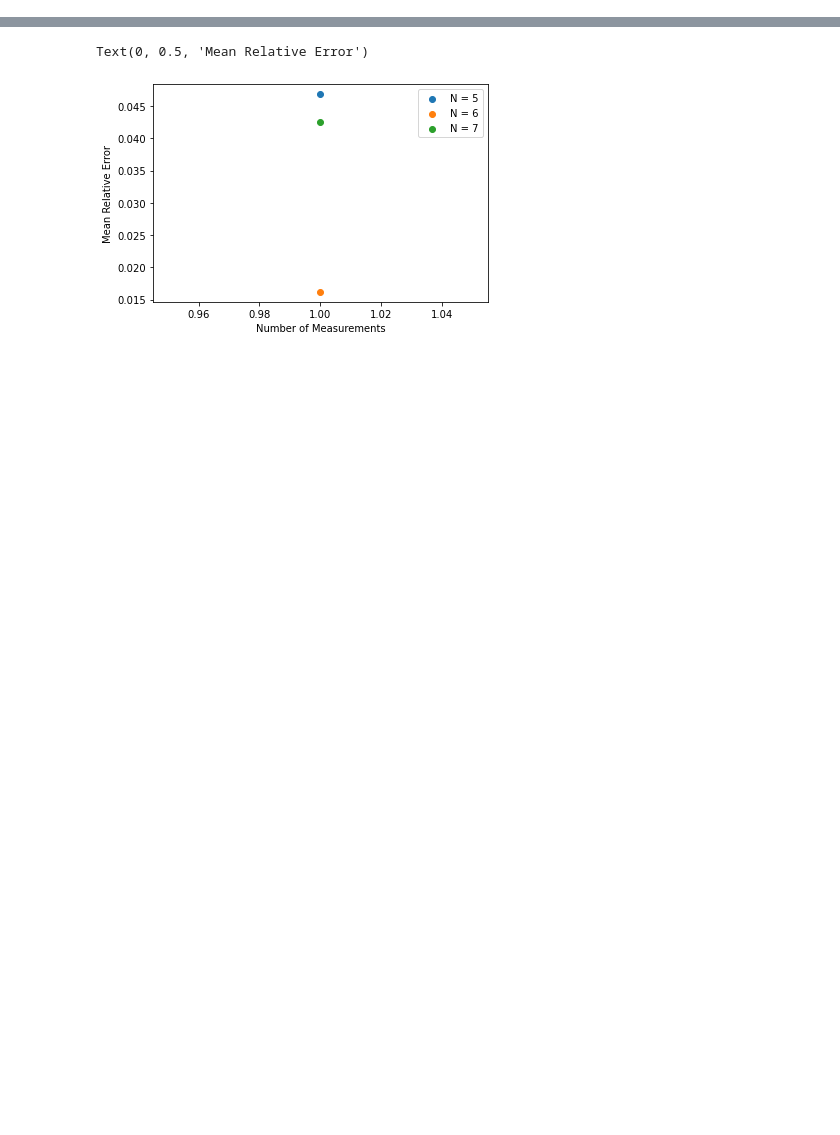
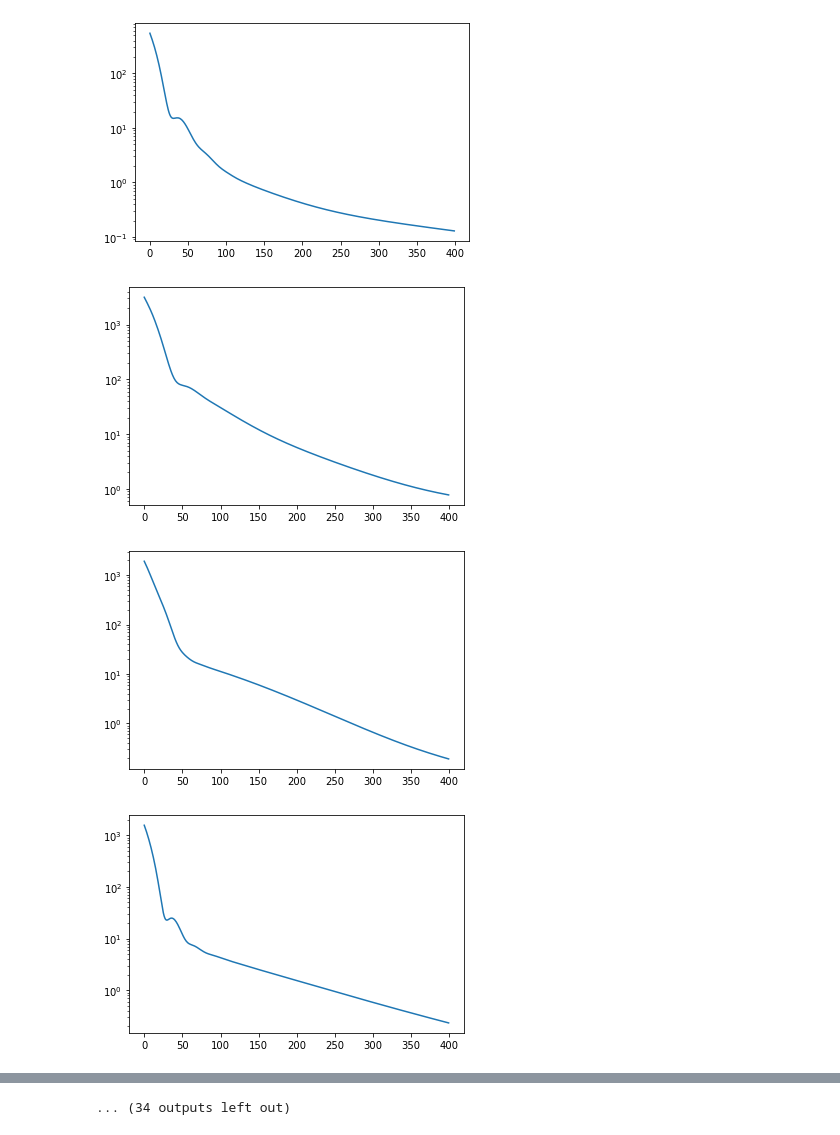
Before and after one commit to evanwonisch/InverseHeatEquation, a Jupyter notebook: inference/multi_measurements_run.ipynb, the cells around one changed output, grey strips where cells are left out. Saved outputs shown, nothing was run; the diff lists cells and outputs as text; code cells hidden in the pictures; blank space fills up the shorter version.

```diff
--- a/inference/multi_measurements_run.ipynb
+++ b/inference/multi_measurements_run.ipynb
@@ -20,21 +14,27 @@ errss = []
+# %%
+Ns = jnp.arange(1, 11)
+n_k_init = 15
 # %%
-for gridsize in gridsizes:
-    solver = chb.Solver(N = gridsize)
-    xx = solver.xx
-    yy = solver.yy
-    grid = solver.grid
-    dims = (solver.N, solver.N)
-    mask = np.ones(dims)
-    mask[1:-1,1:-1] = 0
-    maskx = np.ones(dims)
-    maskx[:,1:-1] = 0
-    masky = np.ones(dims)
-    masky[1:-1,:] = 0
-    mask = jnp.array(mask)
-    ii, jj = jnp.meshgrid(jnp.arange(solver.N), jnp.arange(solver.N))
-    a = 1.4
-    index_decay = jnp.exp(-(ii+jj)/a)
+solver = chb.Solver(N = 15)
+xx = solver.xx
+yy = solver.yy
+grid = solver.grid
+dims = (solver.N, solver.N)
+mask = np.ones(dims)
+mask[1:-1,1:-1] = 0
+maskx = np.ones(dims)
+maskx[:,1:-1] = 0
+masky = np.ones(dims)
+masky[1:-1,:] = 0
+mask = jnp.array(mask)
+ii, jj = jnp.meshgrid(jnp.arange(solver.N), jnp.arange(solver.N))
+a = 1.4
+index_decay = jnp.exp(-(ii+jj)/a)
 
+res_maxs = []
+res_means = []
+
+for m in range(n_k_init):
     k_cheby_init = jax.random.normal(key, shape = dims) * index_decay
     k_cheby_init = k_cheby_init.at[0,0].set(k_cheby_init[0,0] + jnp.sum(index_decay)*2)
     k_cheby_init = k_cheby_init.flatten()
@@ -43,7 +43,6 @@ for gridsize in gridsizes:
     maxs = []
     means = []
 
-    key = jax.random.PRNGKey(5)
     for N in Ns:
         N_measure = N
         measurements = []
@@ -102,37 +101,44 @@ for gridsize in gridsizes:
 
 
         ## 2. Initialise variational parameters
         key, _ = jax.random.split(key)
         k_cheby = jax.random.normal(key, shape = dims) * index_decay
         k_cheby = k_cheby.at[0,0].set(k_cheby[0,0] + jnp.sum(index_decay))
-
         k_param = {"coeff":k_cheby}
 
 
         g = jax.value_and_grad(loss)
         h = jax.hessian(loss_internal)
         # define
-        optimizer = optax.sgd(learning_rate=0.0003)
+        optimizer = optax.adam(learning_rate=0.07)
 
         # initialise
         optimizer_state = optimizer.init(k_param)
 
         err = []
         for i in tqdm(range(1200)):
             val, grad = g(k_param)
             err.append(val)
 
             updates, optimizer_state = optimizer.update(grad, optimizer_state, k_param)
 
             k_param = optax.apply_updates(k_param, updates)
-        # plt.plot(err)
-        # plt.yscale("log")
+
+        plt.plot(err)
+        plt.yscale("log")
+        plt.figure()
+
         result = get_solution(k_param, measurements[0][0])
         max = jnp.max(jnp.abs(result["k"].reshape(dims) / (measurements[0][1]["k"].reshape(dims)) - 1))
         maxs.append(np.array(max))
         mean = jnp.mean(jnp.abs(result["k"].reshape(dims) / (measurements[0][1]["k"].reshape(dims)) - 1))
         means.append(np.array(mean))
 
-    maxss.append(maxs)
-    meanss.append(means)
-    errss.append(err)
+
+    res_maxs.append(maxs)
+    res_means.append(means)
+# %% [output]
+[figure, added]
+[figure, added]
+[figure, added]
+[figure, added]
@@ -139,10 +153 @@ for gridsize in gridsizes:
+... (34 outputs left out)
-# %%
-plt.scatter(Ns, meanss[0], label = "N = "+str(gridsizes[0]))
-plt.scatter(Ns, meanss[1], label = "N = "+str(gridsizes[1]))
-plt.scatter(Ns, meanss[2], label = "N = "+str(gridsizes[2]))
-plt.legend()
-plt.xlabel("Number of Measurements")
-plt.ylabel("Mean Relative Error")
-# %% [output]
-Text(0, 0.5, 'Mean Relative Error')
-[figure, removed]
```
Also changed, not shown: parts of 4 cells of this notebook, 6 other files.
